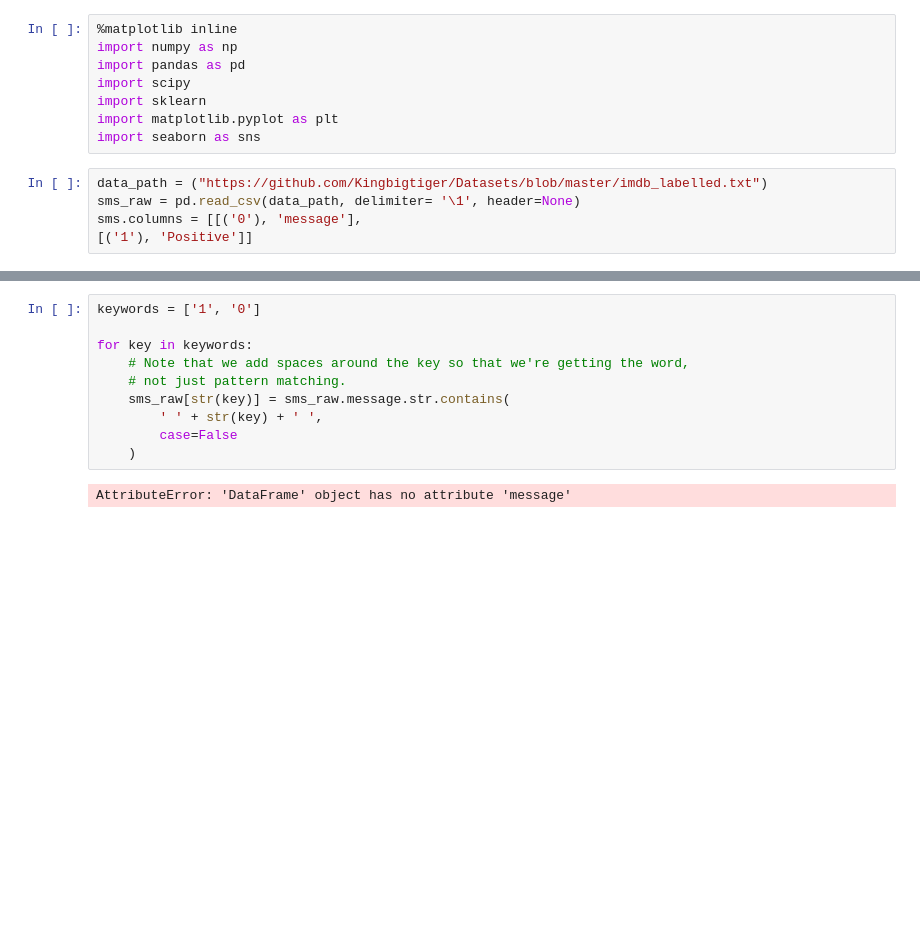
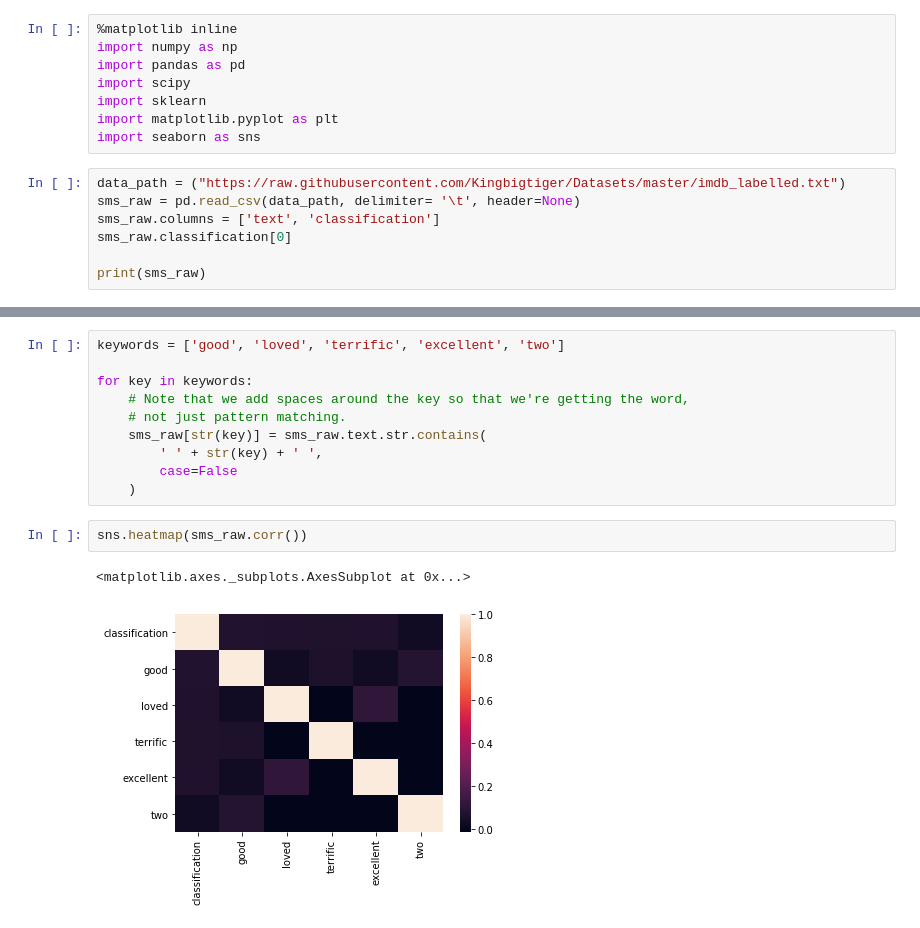
Before and after one commit to Kingbigtiger/class-studies, a Jupyter notebook: Unit 2.2.7 Feedback Analysis drill.ipynb, the cells around one changed output, grey strips where cells are left out. Drawn from its saved outputs; the diff is of its cells as text; blank space fills up the shorter version.

```diff
--- a/Unit 2.2.7 Feedback Analysis drill.ipynb
+++ b/Unit 2.2.7 Feedback Analysis drill.ipynb
@@ -7,7 +7,9 @@ import sklearn
 import matplotlib.pyplot as plt
 import seaborn as sns
 # %%
-data_path = ("https://github.com/Kingbigtiger/Datasets/blob/master/imdb_labelled.txt")
-sms_raw = pd.read_csv(data_path, delimiter= '\1', header=None)
-sms.columns = [[('0'), 'message'],
-[('1'), 'Positive']]
+data_path = ("https://raw.githubusercontent.com/Kingbigtiger/Datasets/master/imdb_labelled.txt")
+sms_raw = pd.read_csv(data_path, delimiter= '\t', header=None)
+sms_raw.columns = ['text', 'classification']
+sms_raw.classification[0]
+
+print(sms_raw)
@@ -18,12 +70,15 @@ print(data)
 # %%
-keywords = ['1', '0']
+keywords = ['good', 'loved', 'terrific', 'excellent', 'two']
 
 for key in keywords:
     # Note that we add spaces around the key so that we're getting the word,
     # not just pattern matching.
-    sms_raw[str(key)] = sms_raw.message.str.contains(
+    sms_raw[str(key)] = sms_raw.text.str.contains(
         ' ' + str(key) + ' ',
         case=False
     )
-# %% [output]
-AttributeError: 'DataFrame' object has no attribute 'message'
+# %%
+sns.heatmap(sms_raw.corr())
+# %% [output]
+<matplotlib.axes._subplots.AxesSubplot at 0x...>
+[figure, added]
```
Also changed, not shown: parts of 10 cells of this notebook.
